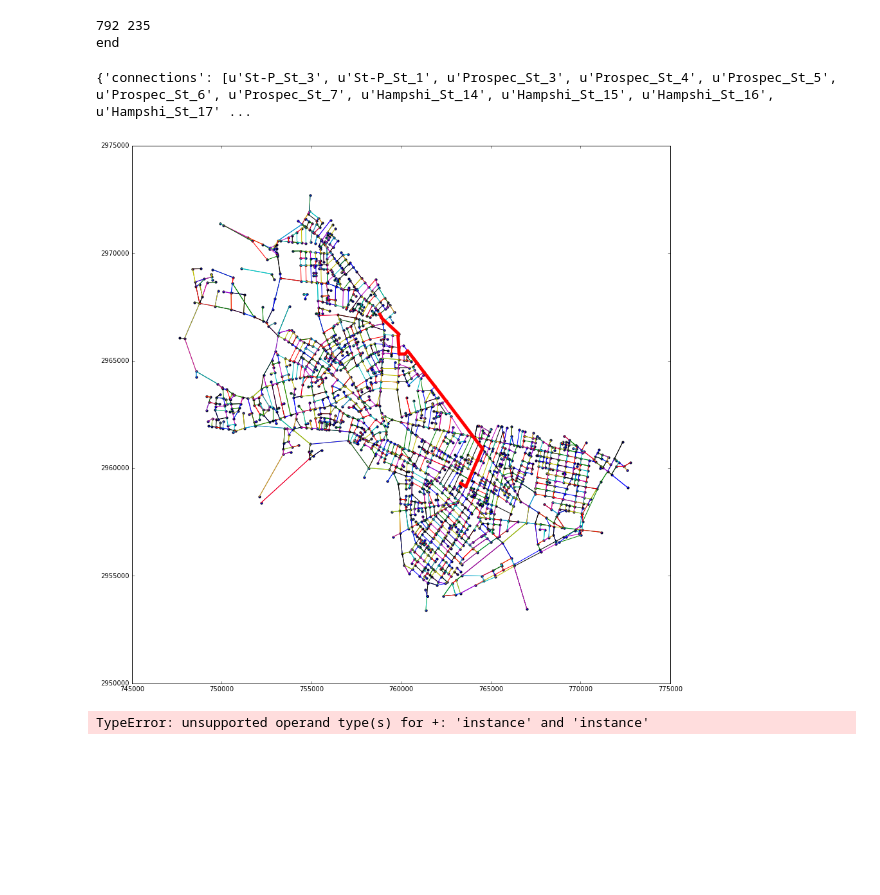
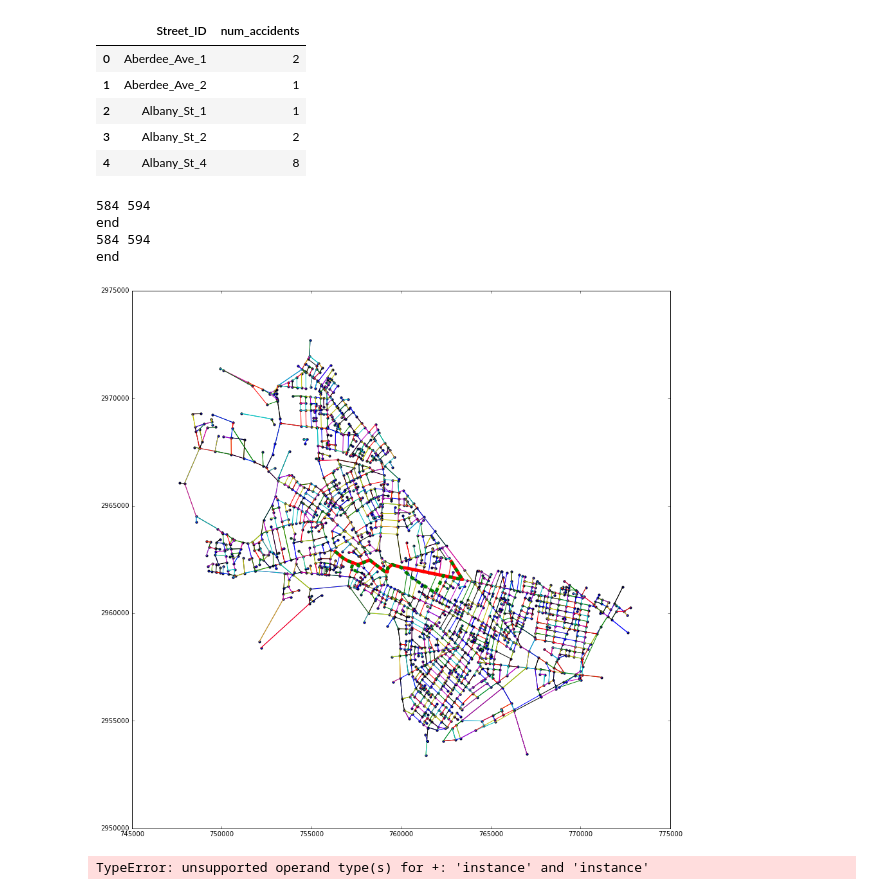
Before and after one commit to NickHoernle/Artificial-Intelligence-CS182-Project, a Jupyter notebook: baseline/baseline_A_star.ipynb, the cells around one changed output. Saved outputs shown, nothing was run; the diff lists cells and outputs as text; code cells hidden in the pictures; blank space fills up the shorter version.

```diff
--- a/baseline/baseline_A_star.ipynb
+++ b/baseline/baseline_A_star.ipynb
@@ -23,0 +30,9 @@ intersection_graph, connection_dict = build_intersection_graph(intersections=int
+# %%
+bike_crashes_per_street.head()
+# %% [output]
+|  | Street_ID | num_accidents |
+| 0 | Aberdee_Ave_1 | 2 |
+| 1 | Aberdee_Ave_2 | 1 |
+| 2 | Albany_St_1 | 1 |
+| 3 | Albany_St_2 | 2 |
+| 4 | Albany_St_4 | 8 |
@@ -28,17 +48,16 @@ end = intersection_graph[np.random.choice(intersection_graph.keys())]
 # %%
 # search the graph
 route = a_star_search(start, end, intersection_graph, connection_dict, get_road_cost)
+safe_route = a_star_search(start, end, intersection_graph, connection_dict, get_safe_road_cost)
 # %% [output]
-792 235
+584 594
 end
+584 594
+end
-# %%
-print route
-# %% [output]
-{'connections': [u'St-P_St_3', u'St-P_St_1', u'Prospec_St_3', u'Prospec_St_4', u'Prospec_St_5', u'Prospec_St_6', u'Prospec_St_7', u'Hampshi_St_14', u'Hampshi_St_15', u'Hampshi_St_16', u'Hampshi_St_17' ...
 # %%
-plot_graph(intersection_graph, connection_dict, [route['nodes']])
+plot_graph(intersection_graph, connection_dict, [route['nodes']], [safe_route['nodes']])
 # %% [output]
-[figure, old version]
+[figure, new version]
 # %%
 p1 = intersection_graph[np.random.choice(intersection_graph.keys())]
 p2 = intersection_graph[np.random.choice(intersection_graph.keys())]
```
Also changed, not shown: parts of 2 cells of this notebook, 3 other files.
